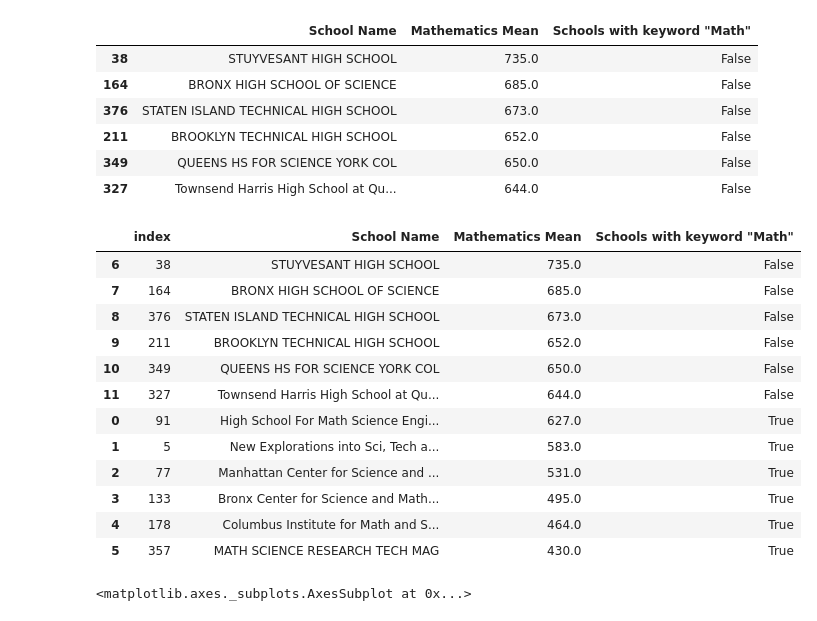
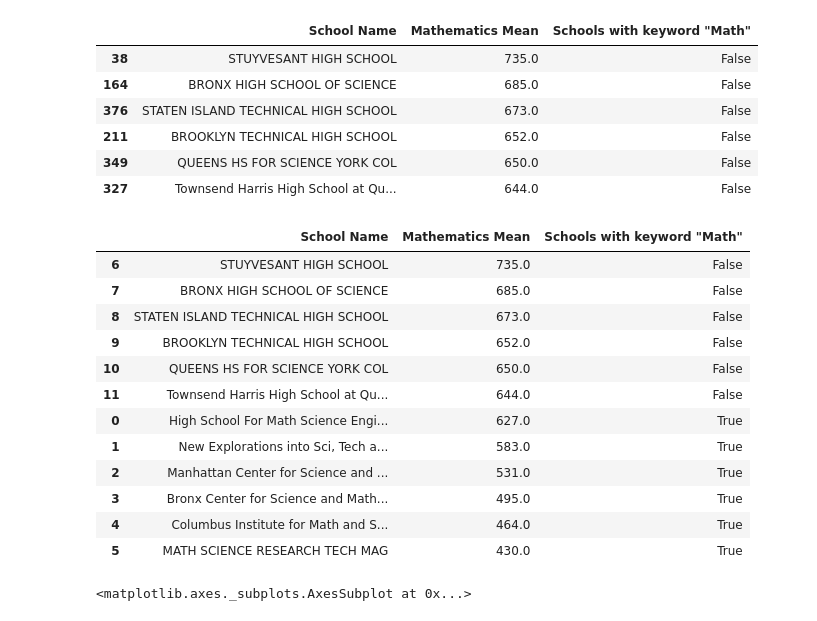
Before and after one commit to SenpaiCAL/py_data_science, a Jupyter notebook: Makathon_Dataset_Project.ipynb, the cells around one changed output. Saved outputs shown, nothing was run; the diff lists cells and outputs as text; code cells hidden in the pictures.

```diff
--- a/Makathon_Dataset_Project.ipynb
+++ b/Makathon_Dataset_Project.ipynb
@@ -240,23 +240,23 @@ top_6_non_math_schools_group
 | 327 | Townsend Harris High School at Qu... | 644.0 | False |
 # %%
 math_nonMath_schools = pd.concat([top_math_schools_group, top_6_non_math_schools_group], axis=0, ignore_index=False)
-math_nonMath_schools.reset_index(inplace=True)
+math_nonMath_schools.reset_index(drop=True, inplace=True)
 top_math_vs_nonMath_schools = math_nonMath_schools.sort_values("Mathematics Mean", ascending=False)
 top_math_vs_nonMath_schools
 # %% [output]
-|  | index | School Name | Mathematics Mean | Schools with keyword "Math" |
-| 6 | 38 | STUYVESANT HIGH SCHOOL | 735.0 | False |
-| 7 | 164 | BRONX HIGH SCHOOL OF SCIENCE | 685.0 | False |
-| 8 | 376 | STATEN ISLAND TECHNICAL HIGH SCHOOL | 673.0 | False |
-| 9 | 211 | BROOKLYN TECHNICAL HIGH SCHOOL | 652.0 | False |
-| 10 | 349 | QUEENS HS FOR SCIENCE YORK COL | 650.0 | False |
-| 11 | 327 | Townsend Harris High School at Qu... | 644.0 | False |
-| 0 | 91 | High School For Math Science Engi... | 627.0 | True |
-| 1 | 5 | New Explorations into Sci, Tech a... | 583.0 | True |
-| 2 | 77 | Manhattan Center for Science and ... | 531.0 | True |
-| 3 | 133 | Bronx Center for Science and Math... | 495.0 | True |
-| 4 | 178 | Columbus Institute for Math and S... | 464.0 | True |
-| 5 | 357 | MATH SCIENCE RESEARCH TECH MAG | 430.0 | True |
+|  | School Name | Mathematics Mean | Schools with keyword "Math" |
+| 6 | STUYVESANT HIGH SCHOOL | 735.0 | False |
+| 7 | BRONX HIGH SCHOOL OF SCIENCE | 685.0 | False |
+| 8 | STATEN ISLAND TECHNICAL HIGH SCHOOL | 673.0 | False |
+| 9 | BROOKLYN TECHNICAL HIGH SCHOOL | 652.0 | False |
+| 10 | QUEENS HS FOR SCIENCE YORK COL | 650.0 | False |
+| 11 | Townsend Harris High School at Qu... | 644.0 | False |
+| 0 | High School For Math Science Engi... | 627.0 | True |
+| 1 | New Explorations into Sci, Tech a... | 583.0 | True |
+| 2 | Manhattan Center for Science and ... | 531.0 | True |
+| 3 | Bronx Center for Science and Math... | 495.0 | True |
+| 4 | Columbus Institute for Math and S... | 464.0 | True |
+| 5 | MATH SCIENCE RESEARCH TECH MAG | 430.0 | True |
 # %%
 math_nonMath_schools_plot = sns.barplot(x='Mathematics Mean', y='School Name', hue='Schools with keyword "Math"', data=top_math_vs_nonMath_schools)
 math_nonMath_schools_plot
```
